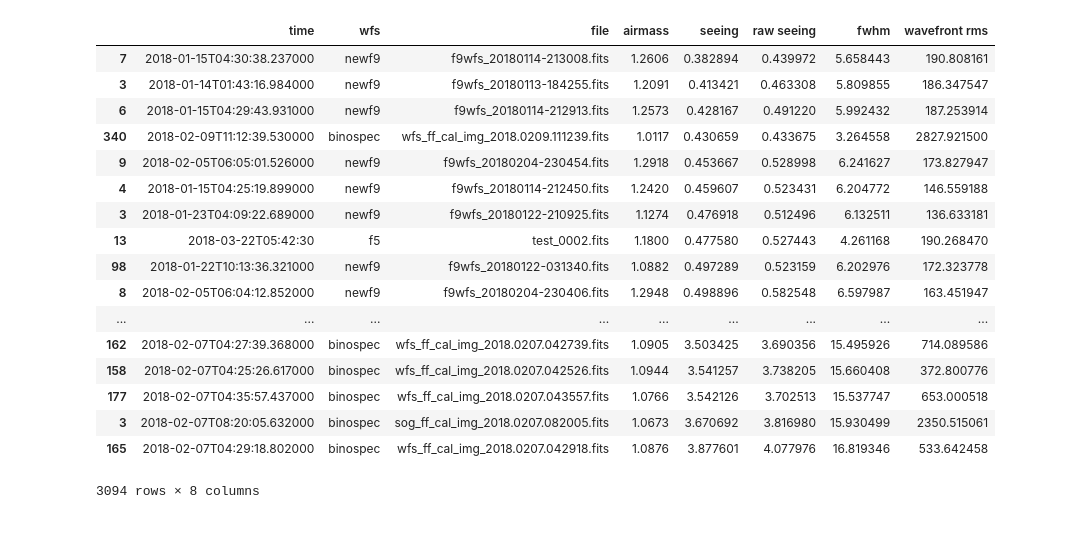
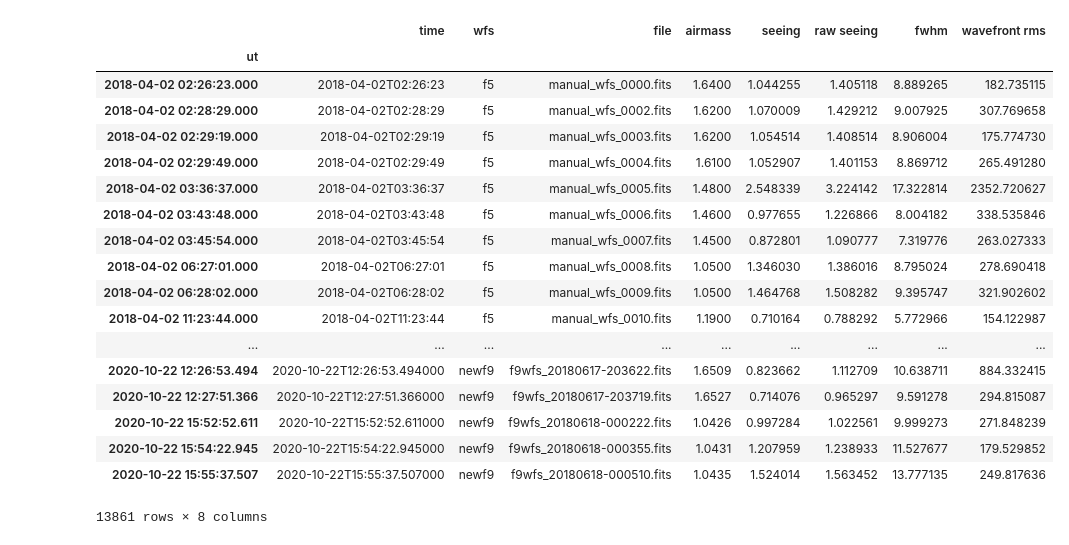
Before and after one commit to MMTObservatory/seeing_analysis, a Jupyter notebook: Seeing Summary - 2018_q2.ipynb, the cells around one changed output. Cells and saved outputs as stored; diff of their text form; code cells hidden in the pictures.

```diff
--- a/Seeing Summary - 2018_q2.ipynb
+++ b/Seeing Summary - 2018_q2.ipynb
@@ -221,12 +223,12 @@ def process_image(f, wfskey=None):
             else:
                 return None
     return None
-#rootdir = Path("/Users/tim/MMT/wfsdat/test")
+rootdir = Path("/Users/tim/MMT/wfsdat")
 #rootdir = Path("/Volumes/LaCie/wfsdat")
 #rootdir = Path("/Volumes/Seagate2TB/wfsdat")
-rootdir = Path("/mnt/d/wfsdat")
+#rootdir = Path("/mnt/d/wfsdat")
 # %%
-dirs = sorted(list(rootdir.glob("201803*")))  # pathlib, where have you been all my life!
+dirs = sorted(list(rootdir.glob("201806*")))  # pathlib, where have you been all my life!
 csv_header = "time,wfs,file,airmass,seeing,raw seeing,fwhm,wavefront rms\n"
 for d in dirs:
     if d.is_dir():
@@ -288,6 +275,6 @@ Can't determine WFS for tmp.fits...
 # %%
 # use find to make this csv list
-with open(rootdir / "csvs_2018q1.txt") as f:
+with open(rootdir / "csvs_2018q2.txt") as f:
     csvs = f.readlines()
 
 # loop through the csv files and read them with pandas
@@ -320,4 +308,6 @@ g.wfs.describe()
 #fixed.rename(index=str, columns={"fixed_seeing": "seeing", "fixed_raw_seeing": "raw seeing"}, inplace=True)
 fixed = data[np.isfinite(data['seeing'])]
 fixed = fixed[fixed['fwhm'] > 0.]
+fixed = fixed[fixed['seeing'] > 0.]
 fixed = fixed[fixed['seeing'] < 4.]
+fixed[fixed['time'] < "2018-07"]
@@ -324,24 +333,25 @@ fixed = fixed[fixed['seeing'] < 4.]
 # %%
-fixed.sort_values(by='seeing')
+fixed.sort_values(by='time')
 # %% [output]
 |  | time | wfs | file | airmass | seeing | raw seeing | fwhm | wavefront rms |
-| 7 | 2018-01-15T04:30:38.237000 | newf9 | f9wfs_20180114-213008.fits | 1.2606 | 0.382894 | 0.439972 | 5.658443 | 190.808161 |
-| 3 | 2018-01-14T01:43:16.984000 | newf9 | f9wfs_20180113-184255.fits | 1.2091 | 0.413421 | 0.463308 | 5.809855 | 186.347547 |
-| 6 | 2018-01-15T04:29:43.931000 | newf9 | f9wfs_20180114-212913.fits | 1.2573 | 0.428167 | 0.491220 | 5.992432 | 187.253914 |
-| 340 | 2018-02-09T11:12:39.530000 | binospec | wfs_ff_cal_img_2018.0209.111239.fits | 1.0117 | 0.430659 | 0.433675 | 3.264558 | 2827.921500 |
-| 9 | 2018-02-05T06:05:01.526000 | newf9 | f9wfs_20180204-230454.fits | 1.2918 | 0.453667 | 0.528998 | 6.241627 | 173.827947 |
-| 4 | 2018-01-15T04:25:19.899000 | newf9 | f9wfs_20180114-212450.fits | 1.2420 | 0.459607 | 0.523431 | 6.204772 | 146.559188 |
-| 3 | 2018-01-23T04:09:22.689000 | newf9 | f9wfs_20180122-210925.fits | 1.1274 | 0.476918 | 0.512496 | 6.132511 | 136.633181 |
-| 13 | 2018-03-22T05:42:30 | f5 | test_0002.fits | 1.1800 | 0.477580 | 0.527443 | 4.261168 | 190.268470 |
-| 98 | 2018-01-22T10:13:36.321000 | newf9 | f9wfs_20180122-031340.fits | 1.0882 | 0.497289 | 0.523159 | 6.202976 | 172.323778 |
-| 8 | 2018-02-05T06:04:12.852000 | newf9 | f9wfs_20180204-230406.fits | 1.2948 | 0.498896 | 0.582548 | 6.597987 | 163.451947 |
+| ut |  |  |  |  |  |  |  |  |
+| 2018-04-02 02:26:23.000 | 2018-04-02T02:26:23 | f5 | manual_wfs_0000.fits | 1.6400 | 1.044255 | 1.405118 | 8.889265 | 182.735115 |
+| 2018-04-02 02:28:29.000 | 2018-04-02T02:28:29 | f5 | manual_wfs_0002.fits | 1.6200 | 1.070009 | 1.429212 | 9.007925 | 307.769658 |
+| 2018-04-02 02:29:19.000 | 2018-04-02T02:29:19 | f5 | manual_wfs_0003.fits | 1.6200 | 1.054514 | 1.408514 | 8.906004 | 175.774730 |
+| 2018-04-02 02:29:49.000 | 2018-04-02T02:29:49 | f5 | manual_wfs_0004.fits | 1.6100 | 1.052907 | 1.401153 | 8.869712 | 265.491280 |
+| 2018-04-02 03:36:37.000 | 2018-04-02T03:36:37 | f5 | manual_wfs_0005.fits | 1.4800 | 2.548339 | 3.224142 | 17.322814 | 2352.720627 |
+| 2018-04-02 03:43:48.000 | 2018-04-02T03:43:48 | f5 | manual_wfs_0006.fits | 1.4600 | 0.977655 | 1.226866 | 8.004182 | 338.535846 |
+| 2018-04-02 03:45:54.000 | 2018-04-02T03:45:54 | f5 | manual_wfs_0007.fits | 1.4500 | 0.872801 | 1.090777 | 7.319776 | 263.027333 |
+| 2018-04-02 06:27:01.000 | 2018-04-02T06:27:01 | f5 | manual_wfs_0008.fits | 1.0500 | 1.346030 | 1.386016 | 8.795024 | 278.690418 |
+| 2018-04-02 06:28:02.000 | 2018-04-02T06:28:02 | f5 | manual_wfs_0009.fits | 1.0500 | 1.464768 | 1.508282 | 9.395747 | 321.902602 |
+| 2018-04-02 11:23:44.000 | 2018-04-02T11:23:44 | f5 | manual_wfs_0010.fits | 1.1900 | 0.710164 | 0.788292 | 5.772966 | 154.122987 |
 | ... | ... | ... | ... | ... | ... | ... | ... | ... |
-| 162 | 2018-02-07T04:27:39.368000 | binospec | wfs_ff_cal_img_2018.0207.042739.fits | 1.0905 | 3.503425 | 3.690356 | 15.495926 | 714.089586 |
-| 158 | 2018-02-07T04:25:26.617000 | binospec | wfs_ff_cal_img_2018.0207.042526.fits | 1.0944 | 3.541257 | 3.738205 | 15.660408 | 372.800776 |
-| 177 | 2018-02-07T04:35:57.437000 | binospec | wfs_ff_cal_img_2018.0207.043557.fits | 1.0766 | 3.542126 | 3.702513 | 15.537747 | 653.000518 |
-| 3 | 2018-02-07T08:20:05.632000 | binospec | sog_ff_cal_img_2018.0207.082005.fits | 1.0673 | 3.670692 | 3.816980 | 15.930499 | 2350.515061 |
-| 165 | 2018-02-07T04:29:18.802000 | binospec | wfs_ff_cal_img_2018.0207.042918.fits | 1.0876 | 3.877601 | 4.077976 | 16.819346 | 533.642458 |
+| 2020-10-22 12:26:53.494 | 2020-10-22T12:26:53.494000 | newf9 | f9wfs_20180617-203622.fits | 1.6509 | 0.823662 | 1.112709 | 10.638711 | 884.332415 |
+| 2020-10-22 12:27:51.366 | 2020-10-22T12:27:51.366000 | newf9 | f9wfs_20180617-203719.fits | 1.6527 | 0.714076 | 0.965297 | 9.591278 | 294.815087 |
+| 2020-10-22 15:52:52.611 | 2020-10-22T15:52:52.611000 | newf9 | f9wfs_20180618-000222.fits | 1.0426 | 0.997284 | 1.022561 | 9.999273 | 271.848239 |
+| 2020-10-22 15:54:22.945 | 2020-10-22T15:54:22.945000 | newf9 | f9wfs_20180618-000355.fits | 1.0431 | 1.207959 | 1.238933 | 11.527677 | 179.529852 |
+| 2020-10-22 15:55:37.507 | 2020-10-22T15:55:37.507000 | newf9 | f9wfs_20180618-000510.fits | 1.0435 | 1.524014 | 1.563452 | 13.777135 | 249.817636 |
-3094 rows × 8 columns
+13861 rows × 8 columns
 # %%
 # create a date-time index so we can group and analyze the data by timestamps
 fixed = fixed.set_index(pd.DatetimeIndex(fixed['time'], name='ut'))
```
Also changed, not shown: parts of 13 cells of this notebook, 5 other files.
